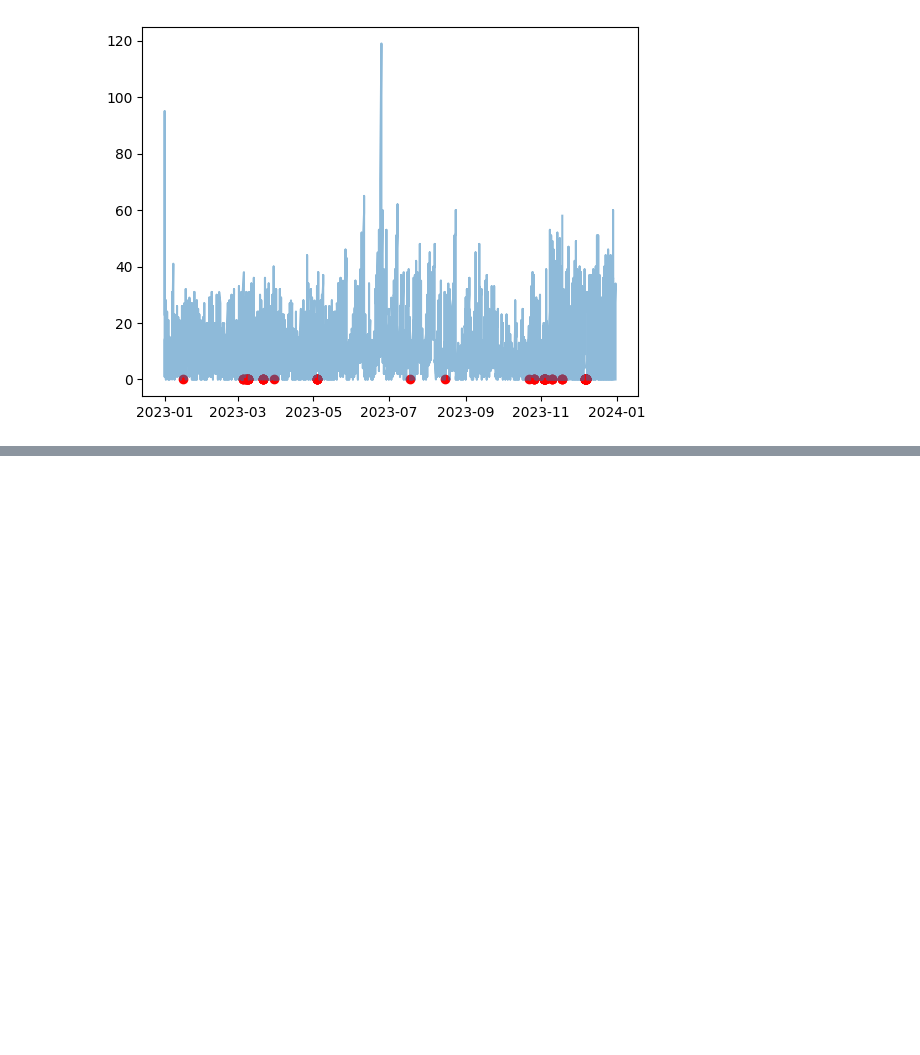
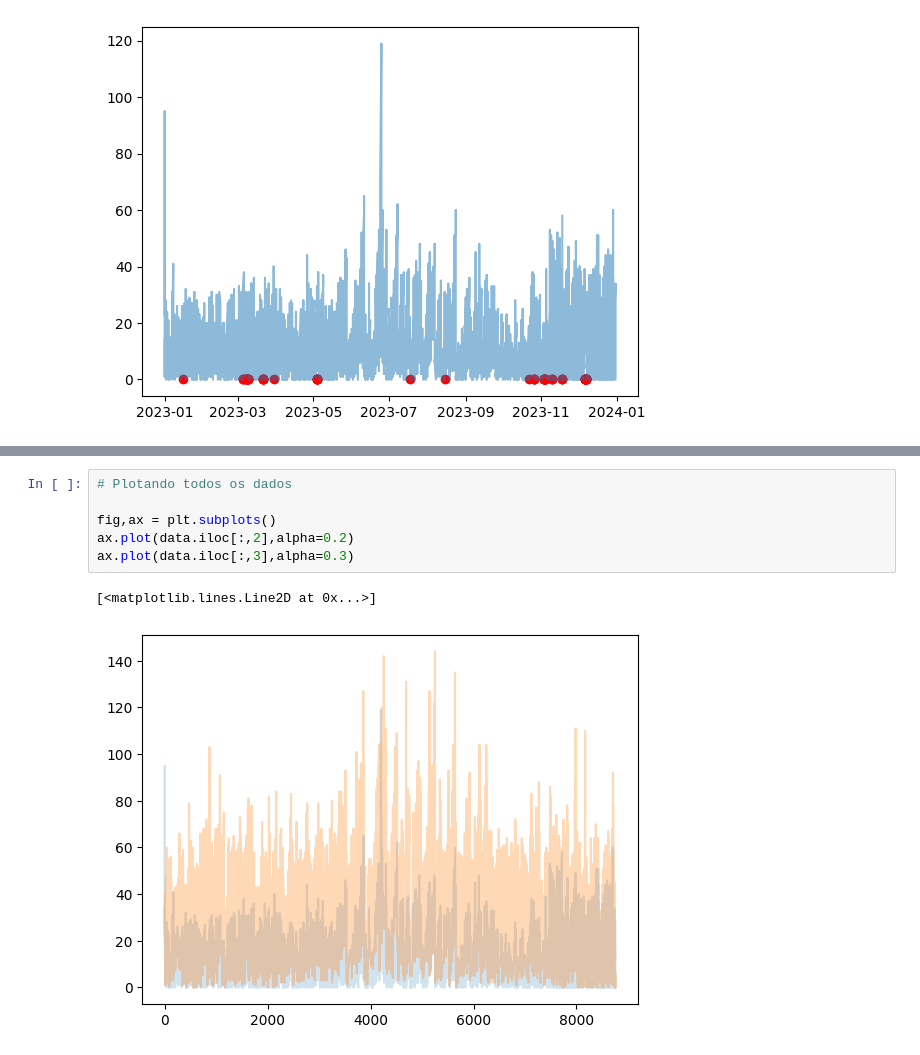
Before and after one commit to leohoinaski/ENS410064, a Jupyter notebook: 2024/notebooks/Aula04.ipynb, the cells around one changed output, grey strips where cells are left out. Cells and saved outputs as stored; diff of their text form; blank space fills up the shorter version.

```diff
--- a/2024/notebooks/Aula04.ipynb
+++ b/2024/notebooks/Aula04.ipynb
@@ -116,0 +124,9 @@ ax.scatter(data.datetimes[data.iloc[:,2].isna()],np.zeros(np.sum(data.iloc[:,2].
+# %%
+# Plotando todos os dados
+
+fig,ax = plt.subplots()
+ax.plot(data.iloc[:,2],alpha=0.2)
+ax.plot(data.iloc[:,3],alpha=0.3)
+# %% [output]
+[<matplotlib.lines.Line2D at 0x...>]
+[figure, added]
```
Also changed, not shown: parts of 3 cells of this notebook.
